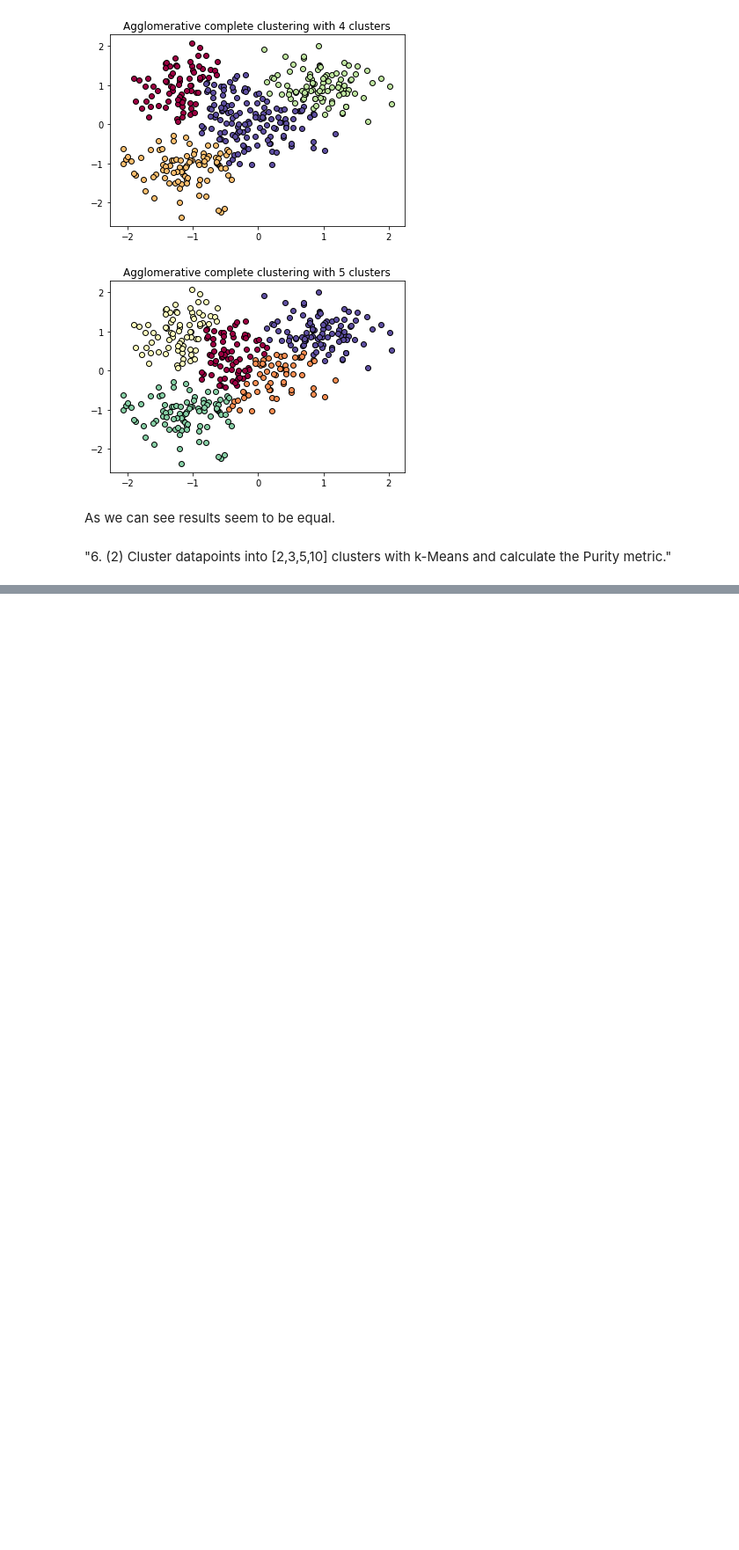
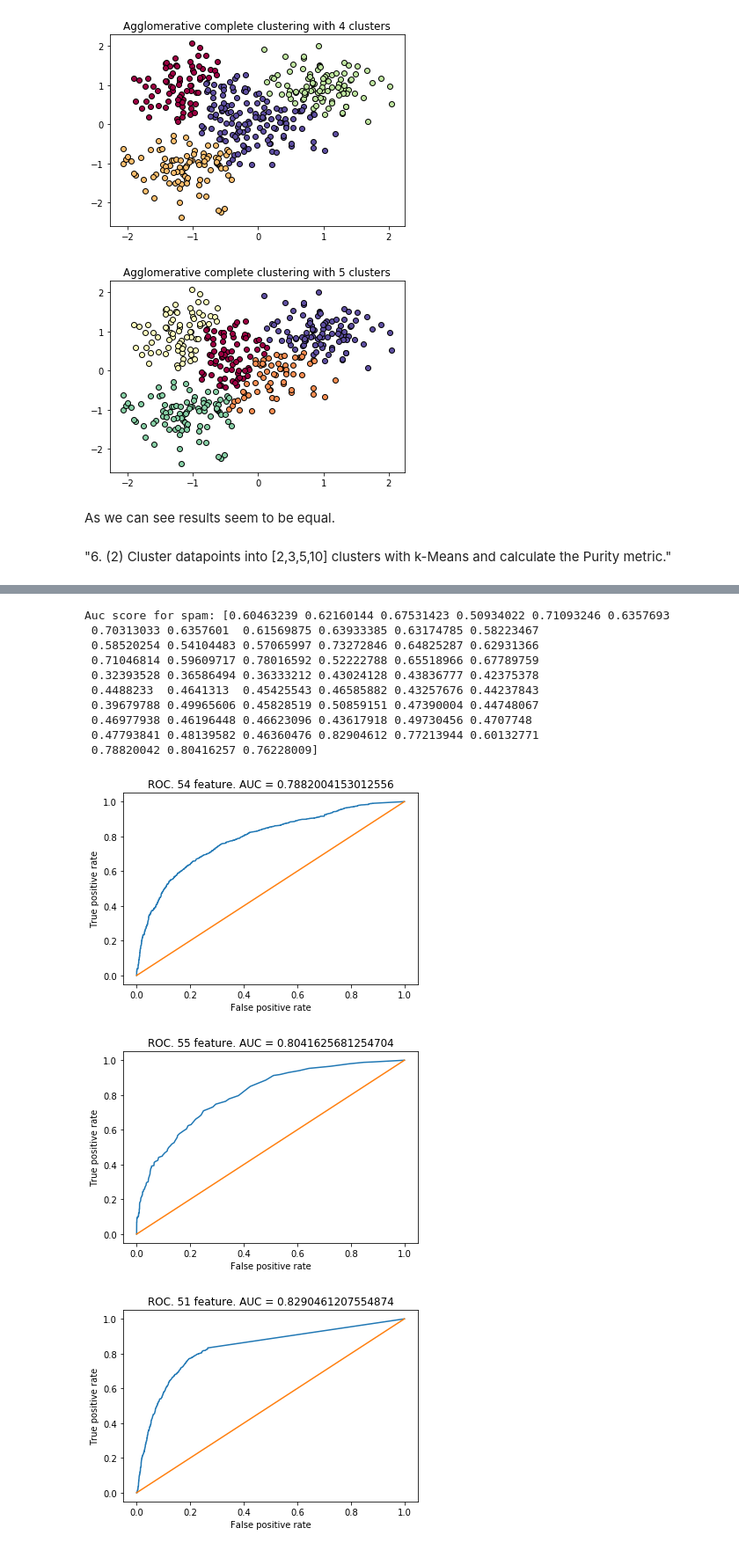
Before and after one commit to RamSaw/MachineLearning, a Jupyter notebook: hw01/hw01.ipynb, the cells around one changed output, grey strips where cells are left out. Shown: that part at 88% size. Drawn from its saved outputs; the diff is of its cells as text; code cells hidden in the pictures; blank space fills up the shorter version.

```diff
--- a/hw01/hw01.ipynb
+++ b/hw01/hw01.ipynb
@@ -582,0 +625,27 @@ k = 5 purity = 0.8910369068541301
+# %%
+# spam
+spam_auc_scores = np.zeros(spam_scaled_X.shape[1])
+for i in range(spam_scaled_X.shape[1]):
+    feature = spam_scaled_X[:, i].reshape(1, -1)[0]
+    spam_auc_scores[i] = roc_auc_score(spam_y, feature)
+print("Auc score for spam: "+ str(spam_auc_scores))
+
+three_best_features_indices = np.argsort(spam_auc_scores)[-3:]
+three_best_features = spam_scaled_X[:, three_best_features_indices]
+for i in range(3):
+    fpr, tpr, _ = roc_curve(spam_y, three_best_features[:, i], pos_label=1)
+    draw_roc_curve(fpr, tpr, str(three_best_features_indices[i]) + " feature. AUC = " + str(spam_auc_scores[three_best_features_indices[i]]))
+# %% [output]
+Auc score for spam: [0.60463239 0.62160144 0.67531423 0.50934022 0.71093246 0.6357693
+ 0.70313033 0.6357601  0.61569875 0.63933385 0.63174785 0.58223467
+ 0.58520254 0.54104483 0.57065997 0.73272846 0.64825287 0.62931366
+ 0.71046814 0.59609717 0.78016592 0.52222788 0.65518966 0.67789759
+ 0.32393528 0.36586494 0.36333212 0.43024128 0.43836777 0.42375378
+ 0.4488233  0.4641313  0.45425543 0.46585882 0.43257676 0.44237843
+ 0.39679788 0.49965606 0.45828519 0.50859151 0.47390004 0.44748067
+ 0.46977938 0.46196448 0.46623096 0.43617918 0.49730456 0.4707748
+ 0.47793841 0.48139582 0.46360476 0.82904612 0.77213944 0.60132771
+ 0.78820042 0.80416257 0.76228009]
+[figure, added]
+[figure, added]
+[figure, added]
```
Also changed, not shown: parts of 14 cells of this notebook.
